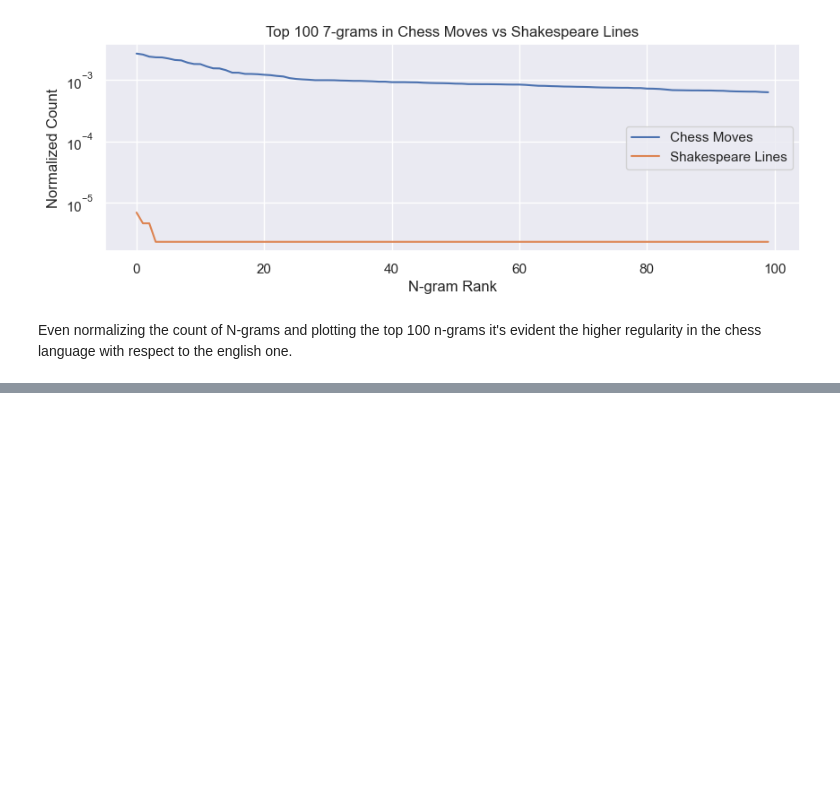
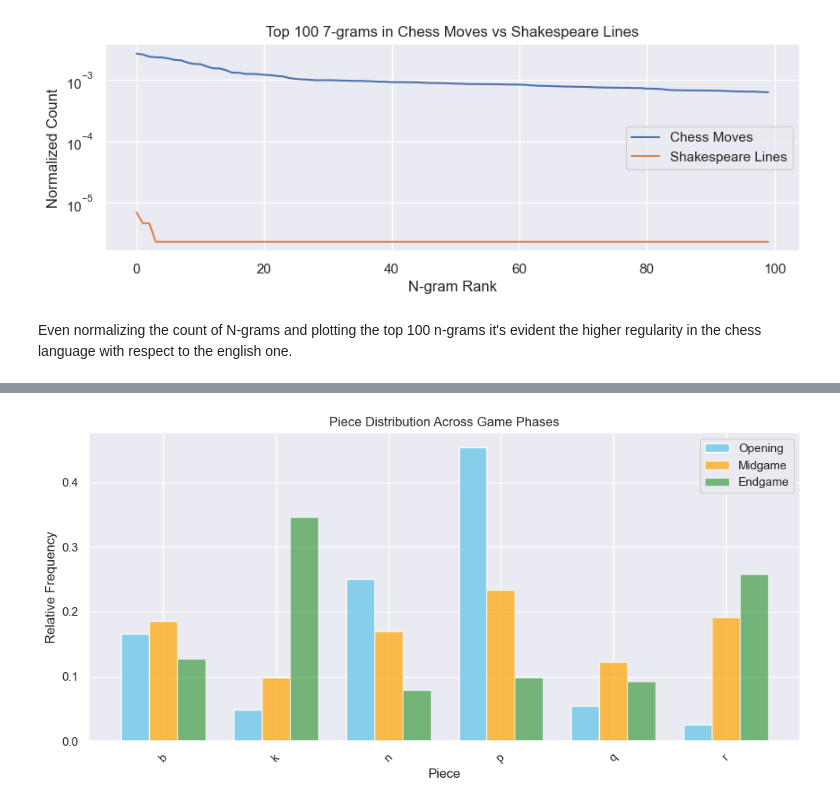
Before and after one commit to NLP-Project-PoliMi-2025/NLP-Project, a Jupyter notebook: notebooks/final_martina.ipynb, the cells around one changed output, grey strips where cells are left out. Cells and saved outputs as stored; diff of their text form; code cells hidden in the pictures; blank space fills up the shorter version.

```diff
--- a/notebooks/final_martina.ipynb
+++ b/notebooks/final_martina.ipynb
@@ -431,0 +486,19 @@ Even normalizing the count of N-grams and plotting the top 100 n-grams it's evid
+# %%
+opening_pieces = np.concatenate(df['Opening'].values)
+midgame_pieces = np.concatenate(df['Midgame'].values)
+endgame_pieces = np.concatenate(df['Endgame'].values)
+# %%
+def piece_distribution(pieces_array):
+    counts = Counter(pieces_array)
+    counts = dict(sorted(counts.items(), key=lambda item: item[1], reverse=True))
+    df_counts = pd.DataFrame.from_dict(counts, orient='index', columns=['count'])
+    df_counts['relative_frequency'] = df_counts['count'] / df_counts['count'].sum()
+    return df_counts
+
+opening_piece_counts_df = piece_distribution(opening_pieces)
+midgame_piece_counts_df = piece_distribution(midgame_pieces)
+endgame_piece_counts_df = piece_distribution(endgame_pieces)
+
+print("Opening:\n", opening_piece_counts_df)
+print("\nMidgame:\n", midgame_piece_counts_df)
+print("\nEndgame:\n", endgame_piece_counts_df)
@@ -431,0 +523,23 @@ Even normalizing the count of N-grams and plotting the top 100 n-grams it's evid
+# %%
+all_pieces = sorted(set(opening_piece_counts_df.index) | set(midgame_piece_counts_df.index) | set(endgame_piece_counts_df.index))
+
+opening_freqs = [opening_piece_counts_df['relative_frequency'].get(piece, 0) for piece in all_pieces]
+midgame_freqs = [midgame_piece_counts_df['relative_frequency'].get(piece, 0) for piece in all_pieces]
+endgame_freqs = [endgame_piece_counts_df['relative_frequency'].get(piece, 0) for piece in all_pieces]
+
+x = np.arange(len(all_pieces))
+width = 0.25
+
+plt.figure(figsize=(10, 5))
+plt.bar(x - width, opening_freqs, width, label='Opening', color='skyblue')
+plt.bar(x, midgame_freqs, width, label='Midgame', color='orange', alpha=0.7)
+plt.bar(x + width, endgame_freqs, width, label='Endgame', color='green', alpha=0.5)
+plt.title("Piece Distribution Across Game Phases")
+plt.xlabel("Piece")
+plt.ylabel("Relative Frequency")
+plt.xticks(x, all_pieces, rotation=45)
+plt.legend()
+plt.tight_layout()
+plt.show()
+# %% [output]
+[figure, added]
```
Also changed, not shown: parts of 23 cells of this notebook.
